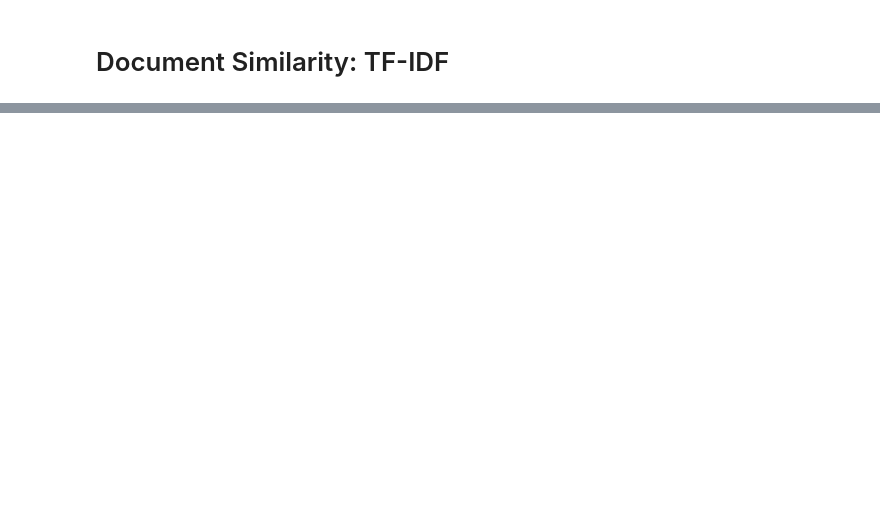
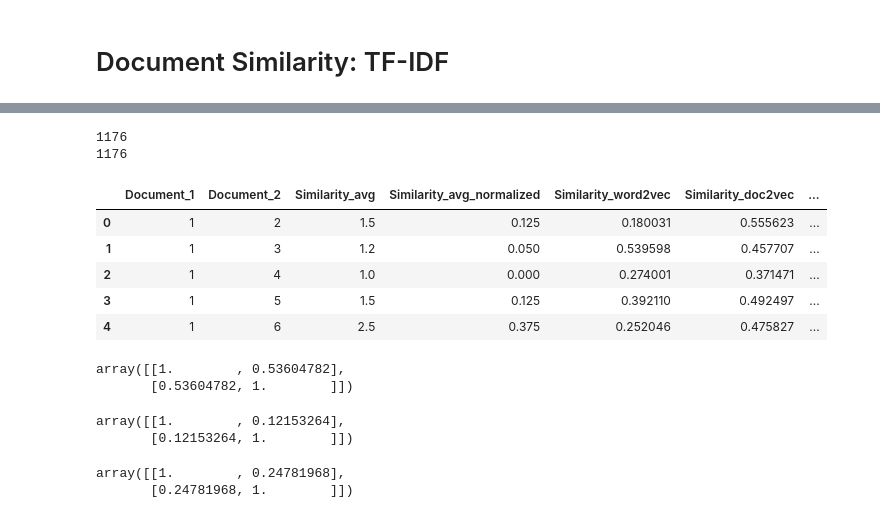
Before and after one commit to mariiabogdanova/SNLP-project, a Jupyter notebook: tf_idf.ipynb, the cells around one changed output, grey strips where cells are left out. Drawn from its saved outputs; the diff is of its cells as text; code cells hidden in the pictures; blank space fills up the shorter version.

Commit message:
Clean data processing, add tf_idf similarities

```diff
--- a/tf_idf.ipynb
+++ b/tf_idf.ipynb
@@ -170,6 +124,0 @@ docs = glob.glob('./Data/Docs/*')
-# %%
-normalized_docs = []
-
-for i, doc_path in enumerate(docs):
-    normalized_docs.append(tokenize_and_normalize(doc_path, stopwords_english))
-print(normalized_docs)
@@ -325,0 +236,2 @@ print(tf_idf_matrix)
+# %%
+similarities = cosine_similarity(tf_idf_matrix.T)
@@ -325,0 +274,19 @@ print(tf_idf_matrix)
+# %%
+human_evaluation_data = pd.read_csv("Data/AverageSimilarities.csv")
+tf_idf_similarities =similarities[human_evaluation_data.Document_1-1, human_evaluation_data.Document_2-1]
+print(len(tf_idf_similarities))
+print(len(human_evaluation_data.Similarity_avg_normalized))
+# %% [output]
+1176
+1176
+# %%
+human_evaluation_data["Similarity_tf_idf"] = tf_idf_similarities
+# %%
+human_evaluation_data.head()
+# %% [output]
+|  | Document_1 | Document_2 | Similarity_avg | Similarity_avg_normalized | Similarity_word2vec | Similarity_doc2vec | ... |
+| 0 | 1 | 2 | 1.5 | 0.125 | 0.180031 | 0.555623 | ... |
+| 1 | 1 | 3 | 1.2 | 0.050 | 0.539598 | 0.457707 | ... |
+| 2 | 1 | 4 | 1.0 | 0.000 | 0.274001 | 0.371471 | ... |
+| 3 | 1 | 5 | 1.5 | 0.125 | 0.392110 | 0.492497 | ... |
+| 4 | 1 | 6 | 2.5 | 0.375 | 0.252046 | 0.475827 | ... |
@@ -325,0 +295,15 @@ print(tf_idf_matrix)
+# %%
+np.corrcoef(human_evaluation_data.Similarity_avg_normalized, tf_idf_similarities)
+# %% [output]
+array([[1.        , 0.53604782],
+       [0.53604782, 1.        ]])
+# %%
+np.corrcoef(human_evaluation_data.Similarity_avg_normalized, human_evaluation_data.Similarity_doc2vec)
+# %% [output]
+array([[1.        , 0.12153264],
+       [0.12153264, 1.        ]])
+# %%
+np.corrcoef(human_evaluation_data.Similarity_avg_normalized, human_evaluation_data.Similarity_word2vec)
+# %% [output]
+array([[1.        , 0.24781968],
+       [0.24781968, 1.        ]])
```
Also changed, not shown: parts of 20 cells of this notebook, 56 other files.
